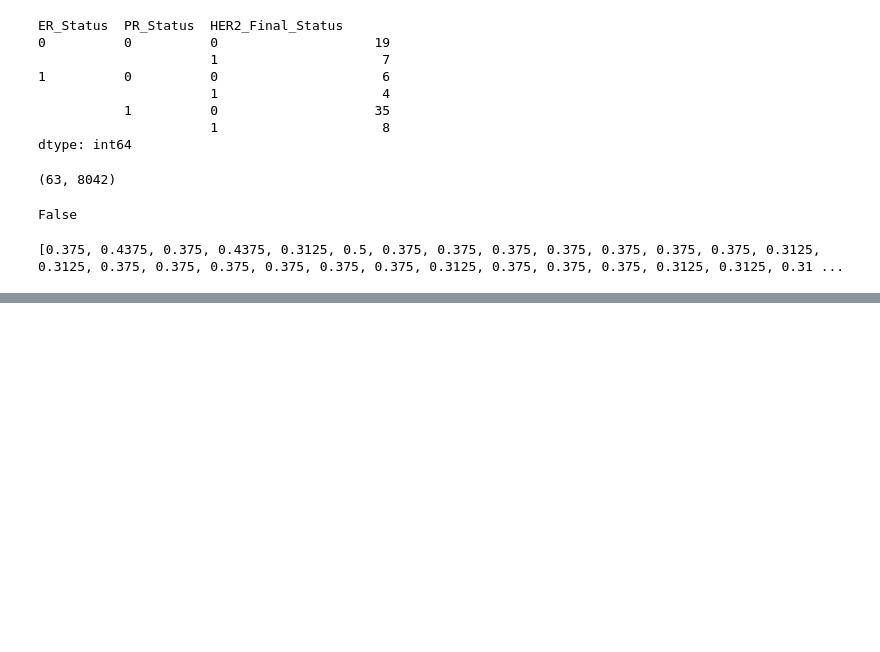
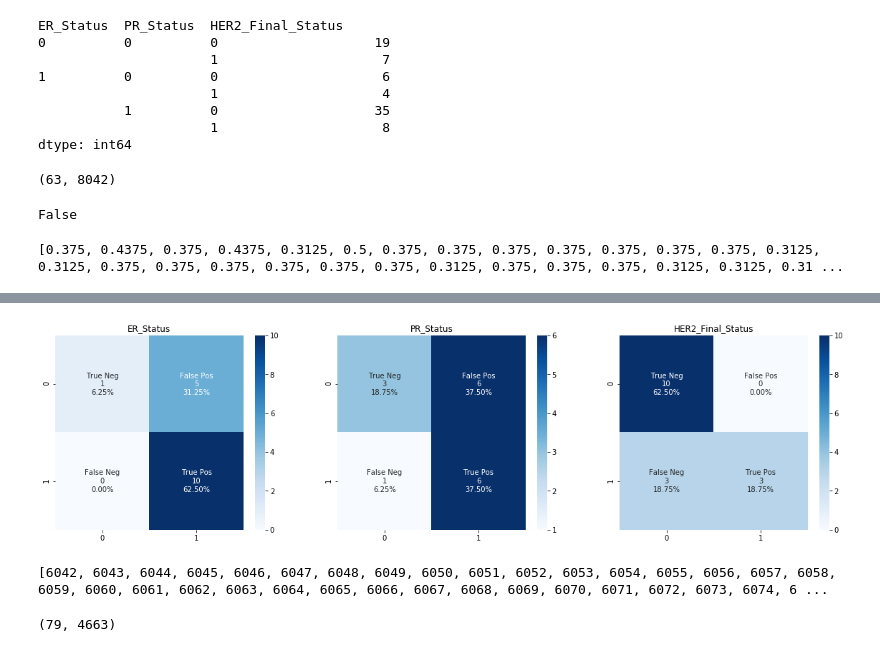
Before and after one commit to jlin99/Biostats, a Jupyter notebook: Breast Cancer Proteomes Github.ipynb, the cells around one changed output, grey strips where cells are left out. Drawn from its saved outputs; the diff is of its cells as text; code cells hidden in the pictures; blank space fills up the shorter version.

```diff
--- a/Breast Cancer Proteomes Github.ipynb
+++ b/Breast Cancer Proteomes Github.ipynb
@@ -175,3 +175,12 @@ for i in k_values:
 print(k_accuracy)
 # %% [output]
 [0.375, 0.4375, 0.375, 0.4375, 0.3125, 0.5, 0.375, 0.375, 0.375, 0.375, 0.375, 0.375, 0.375, 0.3125, 0.3125, 0.375, 0.375, 0.375, 0.375, 0.375, 0.375, 0.3125, 0.375, 0.375, 0.375, 0.3125, 0.3125, 0.31 ...
+# %%
+from sklearn.metrics import classification_report
+
+classifier_new = MLkNN(k=6)
+classifier_new.fit(x_train, y_train)
+predictions_new = classifier_new.predict(x_test)
+
+
+print(classification_report(y_test, predictions_new, target_names=y.columns))
@@ -177,0 +198,44 @@ print(k_accuracy)
+# %%
+from sklearn.metrics import confusion_matrix
+import seaborn as sns
+import numpy as np
+import matplotlib.pyplot as plt
+
+#predictions_new = predictions_new.toarray()
+#y_test = y_test.to_numpy()
+
+labels = y.columns.values
+
+conf_mat_dict={}
+
+for label_col in range(len(labels)):
+    y_true_label = y_test[:, label_col]
+    y_pred_label = predictions_new[:, label_col]
+    conf_mat_dict[labels[label_col]] = confusion_matrix(y_pred=y_pred_label, y_true=y_true_label)
+
+fig, (ax1, ax2, ax3) = plt.subplots(1,3,figsize=(20,5))
+
+group_names = ['True Neg','False Pos','False Neg','True Pos']
+group_counts = ["{0:0.0f}".format(value) for value in conf_mat_dict[labels[0]].flatten()]
+group_percentages = ["{0:.2%}".format(value) for value in conf_mat_dict[labels[0]].flatten()/np.sum(conf_mat_dict[labels[0]])]
+label = [f"{v1}\n{v2}\n{v3}" for v1, v2, v3 in zip(group_names,group_counts,group_percentages)]
+label = np.asarray(label).reshape(2,2)
+sns.heatmap(conf_mat_dict[labels[0]], ax=ax1, annot=label, fmt='', cmap='Blues').set_title(labels[0])
+
+group_names = ['True Neg','False Pos','False Neg','True Pos']
+group_counts = ["{0:0.0f}".format(value) for value in conf_mat_dict[labels[1]].flatten()]
+group_percentages = ["{0:.2%}".format(value) for value in conf_mat_dict[labels[1]].flatten()/np.sum(conf_mat_dict[labels[1]])]
+label = [f"{v1}\n{v2}\n{v3}" for v1, v2, v3 in zip(group_names,group_counts,group_percentages)]
+label = np.asarray(label).reshape(2,2)
+sns.heatmap(conf_mat_dict[labels[1]], ax=ax2, annot=label, fmt='', cmap='Blues').set_title(labels[1])
+
+group_names = ['True Neg','False Pos','False Neg','True Pos']
+group_counts = ["{0:0.0f}".format(value) for value in conf_mat_dict[labels[2]].flatten()]
+group_percentages = ["{0:.2%}".format(value) for value in conf_mat_dict[labels[2]].flatten()/np.sum(conf_mat_dict[labels[2]])]
+label = [f"{v1}\n{v2}\n{v3}" for v1, v2, v3 in zip(group_names,group_counts,group_percentages)]
+label = np.asarray(label).reshape(2,2)
+sns.heatmap(conf_mat_dict[labels[2]], ax=ax3, annot=label, fmt='', cmap='Blues').set_title(labels[2])
+
+plt.show()
+# %% [output]
+[figure, added]
@@ -177,0 +256,27 @@ print(k_accuracy)
+# %%
+import numpy as np
+
+feat = 2000
+
+ind1 = np.argpartition(mi1, -feat)[-feat:]
+ind2 = np.argpartition(mi2, -feat)[-feat:]
+ind3 = np.argpartition(mi3, -feat)[-feat:]
+
+ind1 = ind1.tolist()
+ind2 = ind2.tolist()
+ind3 = ind3.tolist()
+
+
+resulting_list = list(ind1)
+resulting_list.extend(x for x in ind2 if x not in resulting_list)
+resulting_list.extend(x for x in ind3 if x not in resulting_list)
+
+print(resulting_list)
+# %% [output]
+[6042, 6043, 6044, 6045, 6046, 6047, 6048, 6049, 6050, 6051, 6052, 6053, 6054, 6055, 6056, 6057, 6058, 6059, 6060, 6061, 6062, 6063, 6064, 6065, 6066, 6067, 6068, 6069, 6070, 6071, 6072, 6073, 6074, 6 ...
+# %%
+#New ML-kNN with feature selected by mutual information
+X_new = X.iloc[:,resulting_list]
+X_new.shape
+# %% [output]
+(79, 4663)
```
Also changed, not shown: parts of 6 cells of this notebook.
